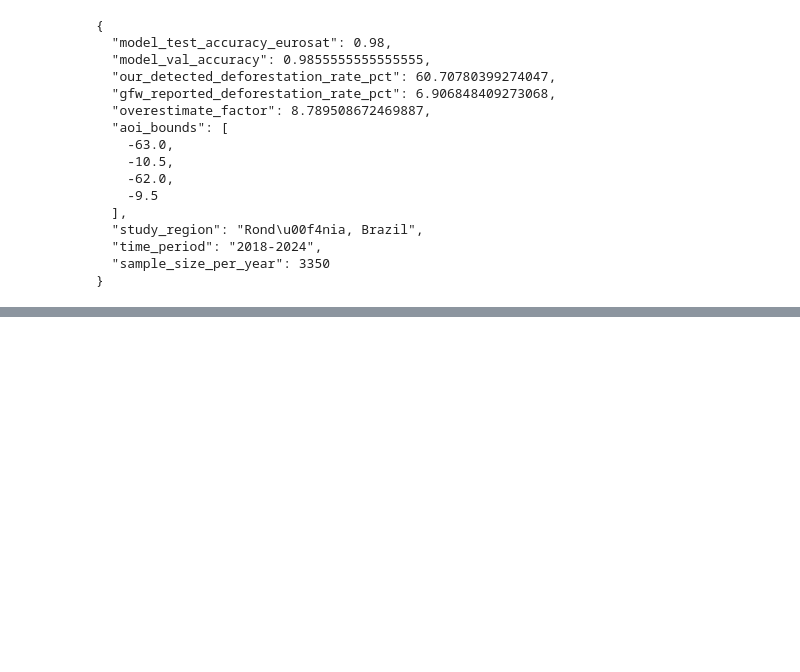
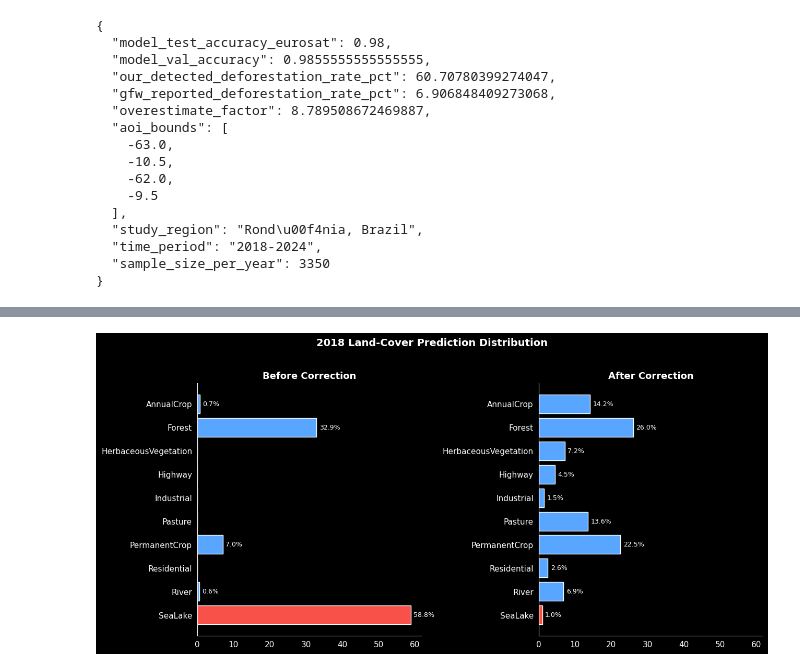
Before and after one commit to kushpuri07/eurosat-deforestation, a Jupyter notebook: notebook/Satellite_Image_Classification_and_Deforestation_Detection.ipynb, the cells around one changed output, grey strips where cells are left out. Saved outputs shown, nothing was run; the diff lists cells and outputs as text; code cells hidden in the pictures; blank space fills up the shorter version.

```diff
--- a/notebook/Satellite_Image_Classification_and_Deforestation_Detection.ipynb
+++ b/notebook/Satellite_Image_Classification_and_Deforestation_Detection.ipynb
@@ -730,0 +1120,34 @@ print(json.dumps(final_summary, indent=2))
+# %%
+from collections import Counter
+
+preds_before = [pred for r, c, pred in results_2018]
+preds_after = [pred for r, c, pred in results_2018_corrected]
+
+before_pct = {class_names[i]: Counter(preds_before).get(i, 0)/len(preds_before)*100 for i in range(10)}
+after_pct = {class_names[i]: Counter(preds_after).get(i, 0)/len(preds_after)*100 for i in range(10)}
+
+fig, axes = plt.subplots(1, 2, figsize=(13, 6), sharex=True, facecolor='black')
+
+for ax, data, title in zip(axes, [before_pct, after_pct], ['Before Correction', 'After Correction']):
+    ax.set_facecolor('black')
+    classes = list(data.keys())
+    vals = list(data.values())
+    bar_colors = ['#f85149' if c == 'SeaLake' else '#58a6ff' for c in classes]
+    ax.barh(classes, vals, color=bar_colors)
+    ax.set_title(title, fontsize=13, fontweight='bold', color='white')
+    ax.invert_yaxis()
+    for spine in ['top', 'right']:
+        ax.spines[spine].set_visible(False)
+    for spine in ['left', 'bottom']:
+        ax.spines[spine].set_color('white')
+    ax.tick_params(colors='white')
+    for i, v in enumerate(vals):
+        if v > 0.3:
+            ax.text(v + 0.8, i, f'{v:.1f}%', va='center', fontsize=9, color='white')
+
+fig.suptitle('2018 Land-Cover Prediction Distribution', fontsize=14, fontweight='bold', y=1.02, color='white')
+plt.tight_layout()
+plt.savefig('distribution_before_after.png', dpi=300, bbox_inches='tight', facecolor='black')
+plt.show()
+# %% [output]
+[figure, added]
```
Also changed, not shown: parts of 26 cells of this notebook.
